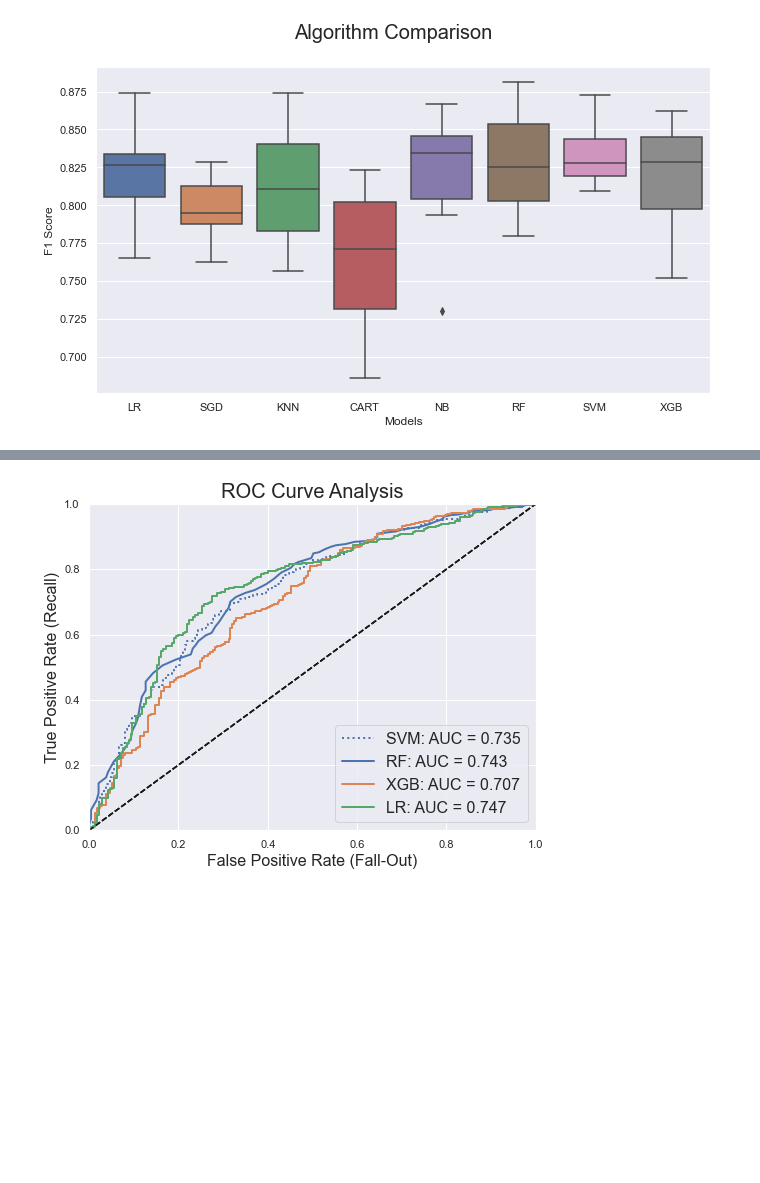
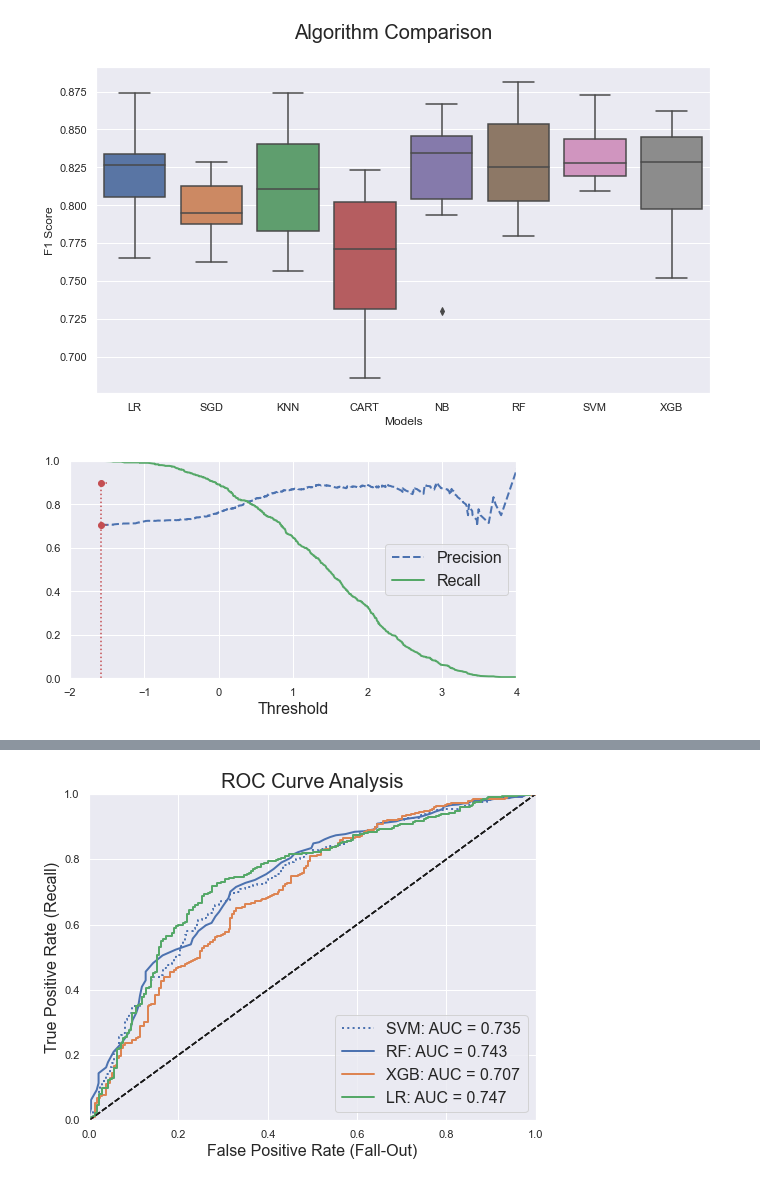
Before and after one commit to jpzambranoleon/german-credit-data-project, a Jupyter notebook: model.ipynb, the cells around one changed output, grey strips where cells are left out. Drawn from its saved outputs; the diff is of its cells as text; code cells hidden in the pictures; blank space fills up the shorter version.

```diff
--- a/model.ipynb
+++ b/model.ipynb
@@ -265,6 +265,37 @@ ax1.set_ylabel("F1 Score")
 plt.show()
 # %% [output]
 [figure]
+# %%
+from sklearn.metrics import precision_recall_curve
+
+def plot_precision_recall_vs_threshold(precisions, recalls, thresholds):
+    plt.plot(thresholds, precisions[:-1], "b--", label="Precision", linewidth=2)
+    plt.plot(thresholds, recalls[:-1], "g-", label="Recall", linewidth=2)
+    plt.legend(loc="center right", fontsize=16) # Not shown in the book
+    plt.xlabel("Threshold", fontsize=16)        # Not shown
+    plt.grid(True)                              # Not shown
+    plt.axis([-2, 4, 0, 1])             # Not shown
+
+y_scores_lr = cross_val_predict(clf_lr, train_data_prepared, y_train, cv=kfold, method='decision_function')
+precisions_lr, recalls_lr, thresholds_lr = precision_recall_curve(y_train, y_scores_lr)
+
+#recall_90_precision = recalls_lr[np.argmax(precisions_lr >= 0.9)]
+#threshold_90_precision = thresholds_lr[np.argmax(precisions_lr >= 0.9)]
+
+precision_90_recall = precisions_lr[np.argmax(recalls_lr >= 0.9)]
+threshold_90_recall = thresholds_lr[np.argmax(recalls_lr >= 0.9)]
+
+
+plt.figure(figsize=(8, 4))                                                                  # Not shown
+plot_precision_recall_vs_threshold(precisions_lr, recalls_lr, thresholds_lr)
+plt.plot([threshold_90_recall, threshold_90_recall], [0., 0.9], "r:")                 # Not shown
+plt.plot([-1.5, threshold_90_recall], [0.9, 0.9], "r:")                                # Not shown
+plt.plot([-1.5, threshold_90_recall], [precision_90_recall, precision_90_recall], "r:")# Not shown
+plt.plot([threshold_90_recall], [0.9], "ro")                                             # Not shown
+plt.plot([threshold_90_recall], [precision_90_recall], "ro")                             # Not shown
+plt.show()
+# %% [output]
+[figure, added]
 # %%
 from sklearn.metrics import precision_recall_curve
 
```
Also changed, not shown: parts of 1 cell of this notebook.
